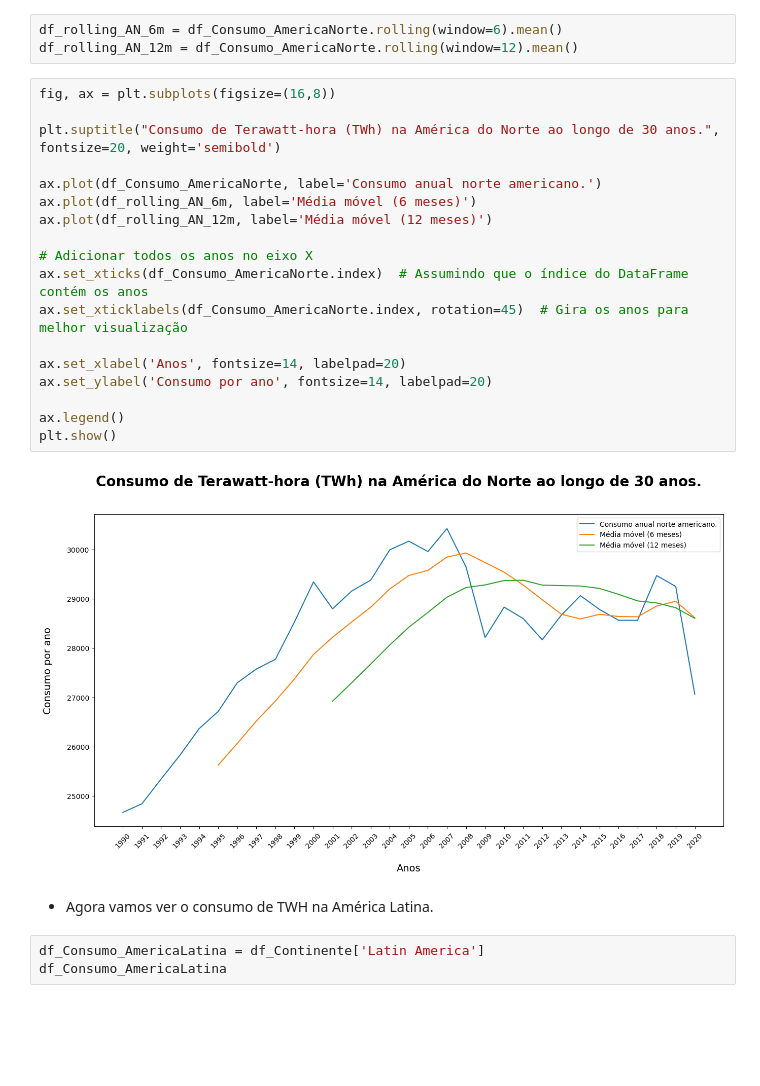
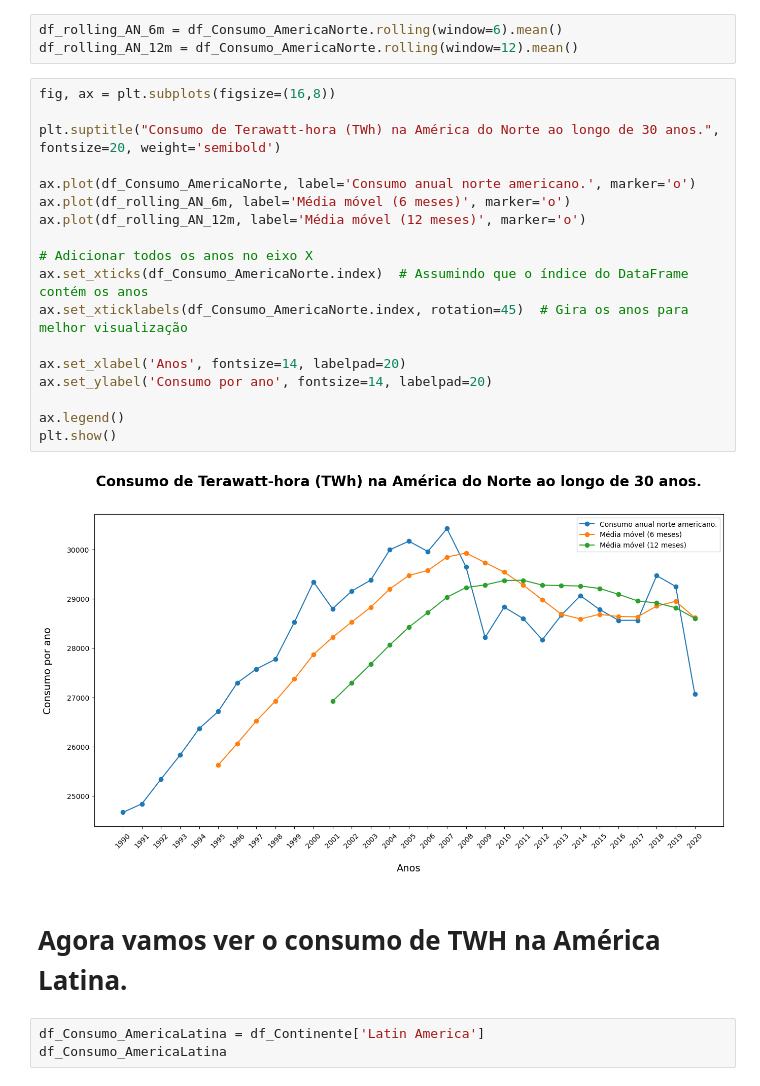
Before and after one commit to DanielMF14/analise_TWH_Continentes, a Jupyter notebook: Consumo_TWH_Continentes.ipynb, the cells around one changed output. Drawn from its saved outputs; the diff is of its cells as text; blank space fills up the shorter version.

```diff
--- a/Consumo_TWH_Continentes.ipynb
+++ b/Consumo_TWH_Continentes.ipynb
@@ -223,25 +223,25 @@ df_rolling_AN_12m = df_Consumo_AmericaNorte.rolling(window=12).mean()
 # %%
 fig, ax = plt.subplots(figsize=(16,8))
 
 plt.suptitle("Consumo de Terawatt-hora (TWh) na América do Norte ao longo de 30 anos.", fontsize=20, weight='semibold')
 
-ax.plot(df_Consumo_AmericaNorte, label='Consumo anual norte americano.')
-ax.plot(df_rolling_AN_6m, label='Média móvel (6 meses)')
-ax.plot(df_rolling_AN_12m, label='Média móvel (12 meses)')
+ax.plot(df_Consumo_AmericaNorte, label='Consumo anual norte americano.', marker='o')
+ax.plot(df_rolling_AN_6m, label='Média móvel (6 meses)', marker='o')
+ax.plot(df_rolling_AN_12m, label='Média móvel (12 meses)', marker='o')
 
 # Adicionar todos os anos no eixo X
 ax.set_xticks(df_Consumo_AmericaNorte.index)  # Assumindo que o índice do DataFrame contém os anos
 ax.set_xticklabels(df_Consumo_AmericaNorte.index, rotation=45)  # Gira os anos para melhor visualização
 
 ax.set_xlabel('Anos', fontsize=14, labelpad=20)
 ax.set_ylabel('Consumo por ano', fontsize=14, labelpad=20)
 
 ax.legend()
 plt.show()
 # %% [output]
-[figure, old version]
+[figure, new version]
 # %% [markdown]
-* Agora vamos ver o consumo de TWH na América Latina.
+# Agora vamos ver o consumo de TWH na América Latina.
 # %%
 df_Consumo_AmericaLatina = df_Continente['Latin America']
 df_Consumo_AmericaLatina
```
Also changed, not shown: parts of 38 cells of this notebook.
